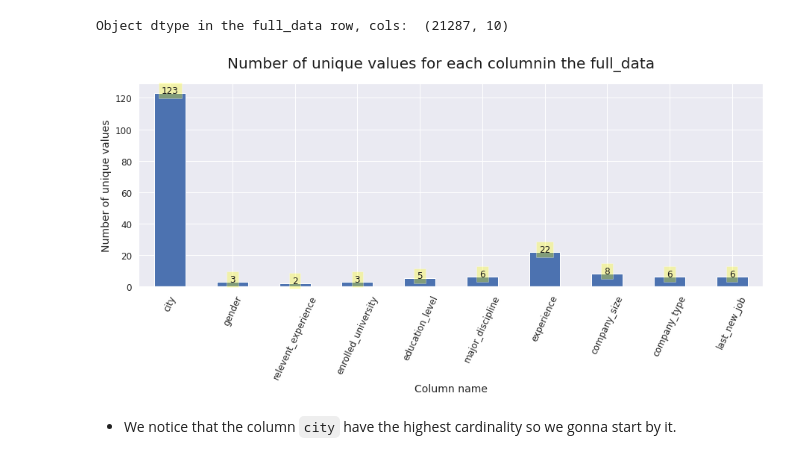
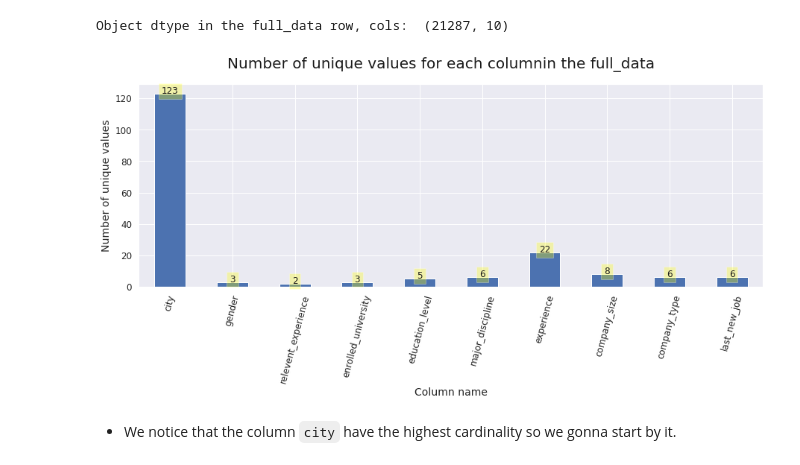
Before and after one commit to Amine-OMRI/HR-Analytics, a Jupyter notebook: HR_Analytics_EDA_and_preprocessing.ipynb, the cells around one changed output. Saved outputs shown, nothing was run; the diff lists cells and outputs as text; code cells hidden in the pictures.

```diff
--- a/HR_Analytics_EDA_and_preprocessing.ipynb
+++ b/HR_Analytics_EDA_and_preprocessing.ipynb
@@ -669,17 +688,17 @@ def addlabels(x,y):
 # %%
 # Calculate the number of unique values for each column
 num_unique_values = cat_full_data.apply(pd.Series.nunique, axis='rows')
 # Plot the number of unique values for each column
 num_unique_values.plot(kind='bar')
 addlabels(x= num_unique_values.index,y= num_unique_values.values)
 plt.suptitle('Number of unique values for each columnin the full_data', fontsize=20)
 plt.xlabel('Column name', fontsize=14)
 plt.ylabel('Number of unique values', fontsize=14)
-plt.xticks(rotation=65)
+plt.xticks(rotation=75)
 plt.show()
 del num_unique_values
 # %% [output]
-[figure, old version]
+[figure, new version]
 # %% [markdown]
 * We notice that the column `city` have the highest cardinality so we gonna start by it.
 # %% [markdown]
```
Also changed, not shown: parts of 79 cells of this notebook.
